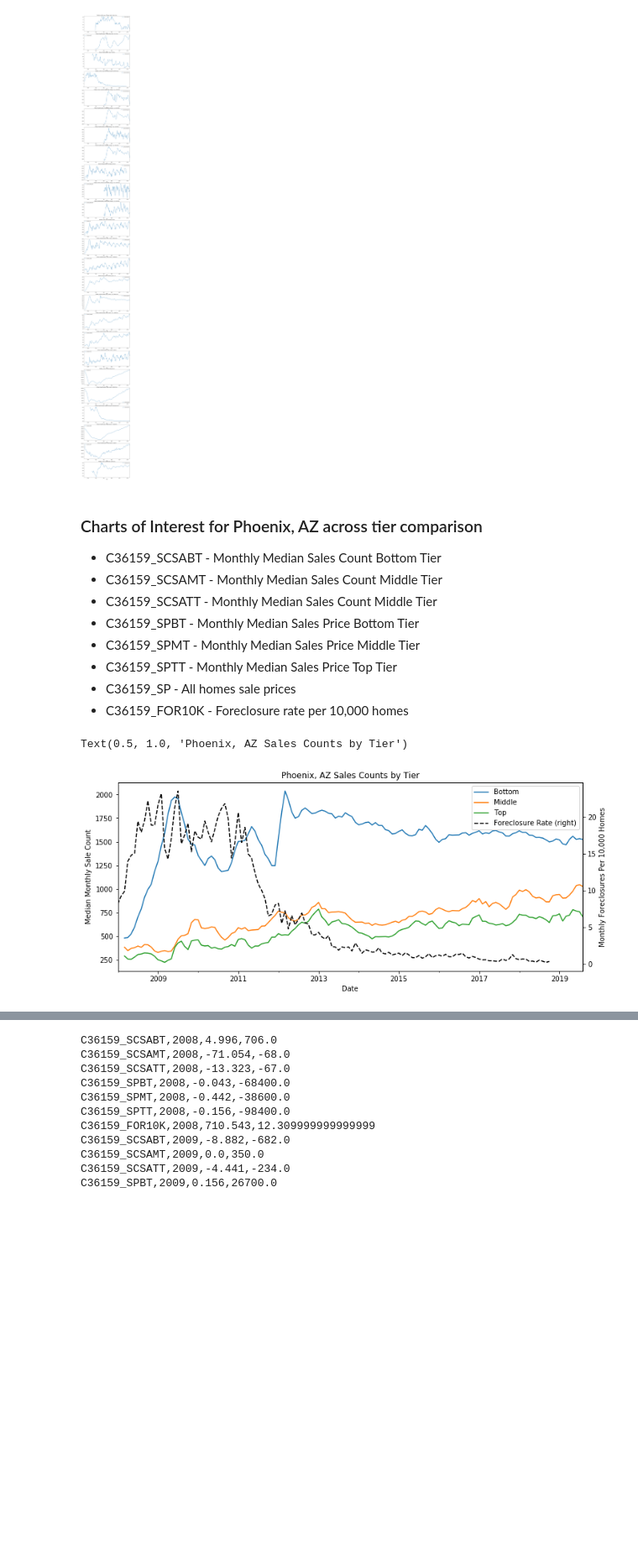
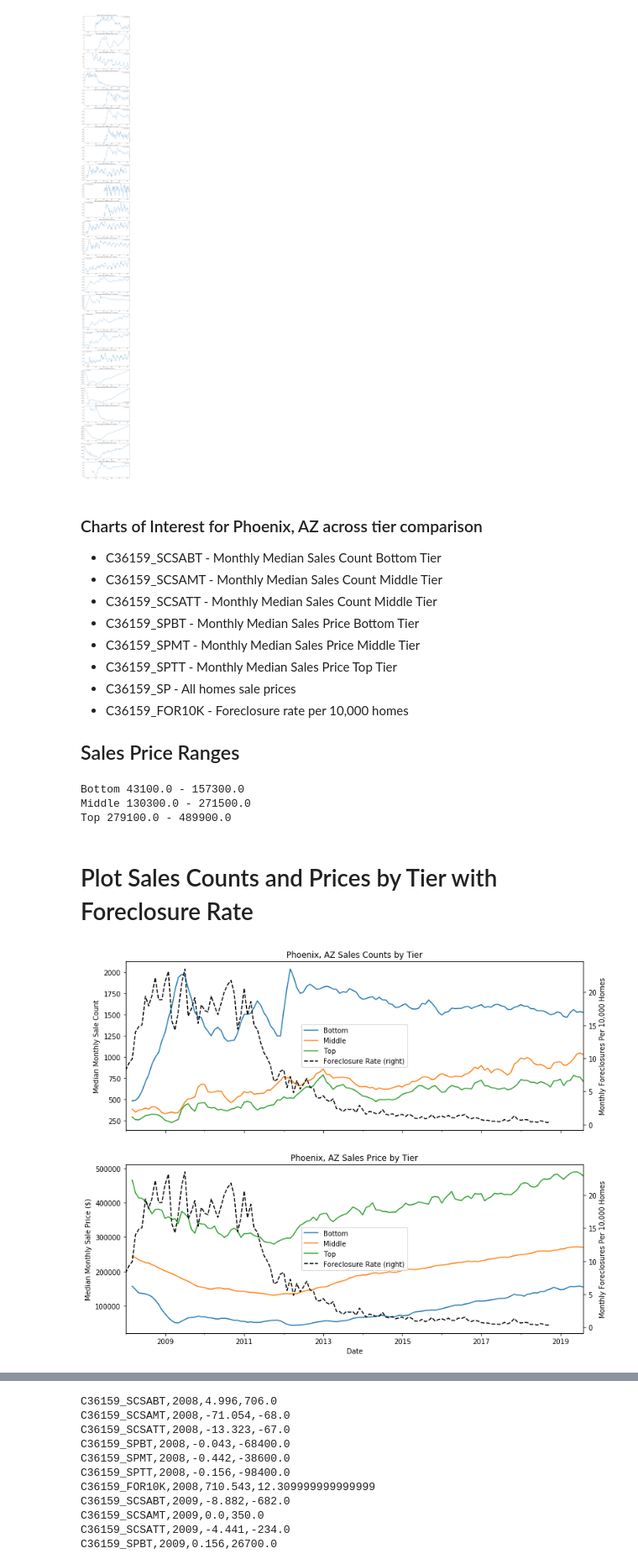
Before and after one commit to janinewhite/Proletariats, a Jupyter notebook: Zillow Tier Analysis.ipynb, the cells around one changed output, grey strips where cells are left out. Shown at 84% size. Cells and saved outputs as stored; diff of their text form; code cells hidden in the pictures; blank space fills up the shorter version.

```diff
--- a/Zillow Tier Analysis.ipynb
+++ b/Zillow Tier Analysis.ipynb
@@ -92,16 +95,39 @@ figs.savefig(f"charts.png")
 * C36159_SPTT - Monthly Median Sales Price Top Tier
 * C36159_SP - All homes sale prices
 * C36159_FOR10K - Foreclosure rate per 10,000 homes
+
+## Sales Price Ranges
+# %%
+print(f"Bottom {df['C36159_SPBT'].min()} - {df['C36159_SPBT'].max()}")
+print(f"Middle {df['C36159_SPMT'].min()} - {df['C36159_SPMT'].max()}")
+print(f"Top {df['C36159_SPTT'].min()} - {df['C36159_SPTT'].max()}")
+# %% [output]
+Bottom 43100.0 - 157300.0
+Middle 130300.0 - 271500.0
+Top 279100.0 - 489900.0
+# %% [markdown]
+# Plot Sales Counts and Prices by Tier with Foreclosure Rate
 # %%
-count_fig = plt.figure(figsize=(12,5))
-ax_count = count_fig.add_subplot(1,1,1)
+monthly_fig = plt.figure(figsize=(12,10))
+
+ax_count = monthly_fig.add_subplot(2,1,1)
 df.plot(x='Date',y='C36159_SCSABT',label='Bottom',ax=ax_count)
 df.plot(x='Date',y='C36159_SCSAMT',label='Middle',ax=ax_count)
 df.plot(x='Date',y='C36159_SCSATT',label='Top',ax=ax_count)
 df.plot(x='Date',y='C36159_FOR10K',label='Foreclosure Rate',style='k--',secondary_y=True,ax=ax_count)
 ax_count.set_ylabel('Median Monthly Sale Count')
 ax_count.right_ax.set_ylabel('Monthly Foreclosures Per 10,000 Homes')
 ax_count.set_title('Phoenix, AZ Sales Counts by Tier')
+
+ax_sales = monthly_fig.add_subplot(2,1,2)
+df.plot(x='Date',y='C36159_SPBT',label='Bottom',ax=ax_sales)
+df.plot(x='Date',y='C36159_SPMT',label='Middle',ax=ax_sales)
+df.plot(x='Date',y='C36159_SPTT',label='Top',ax=ax_sales)
+df.plot(x='Date',y='C36159_FOR10K',label='Foreclosure Rate',style='k--',secondary_y=True,ax=ax_sales)
+ax_sales.set_ylabel('Median Monthly Sale Price ($)')
+ax_sales.right_ax.set_ylabel('Monthly Foreclosures Per 10,000 Homes')
+ax_sales.set_title('Phoenix, AZ Sales Price by Tier')
+
+monthly_fig.savefig(f"Presentation/monthly_trends.png")
 # %% [output]
-Text(0.5, 1.0, 'Phoenix, AZ Sales Counts by Tier')
-[figure, old version]
+[figure, new version]
```
Also changed, not shown: parts of 9 cells of this notebook, 3 other files.
